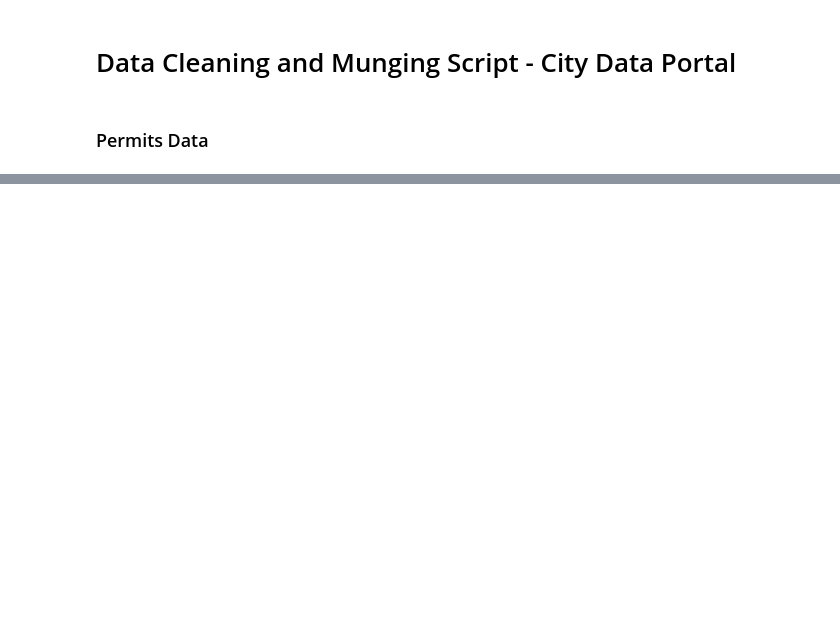
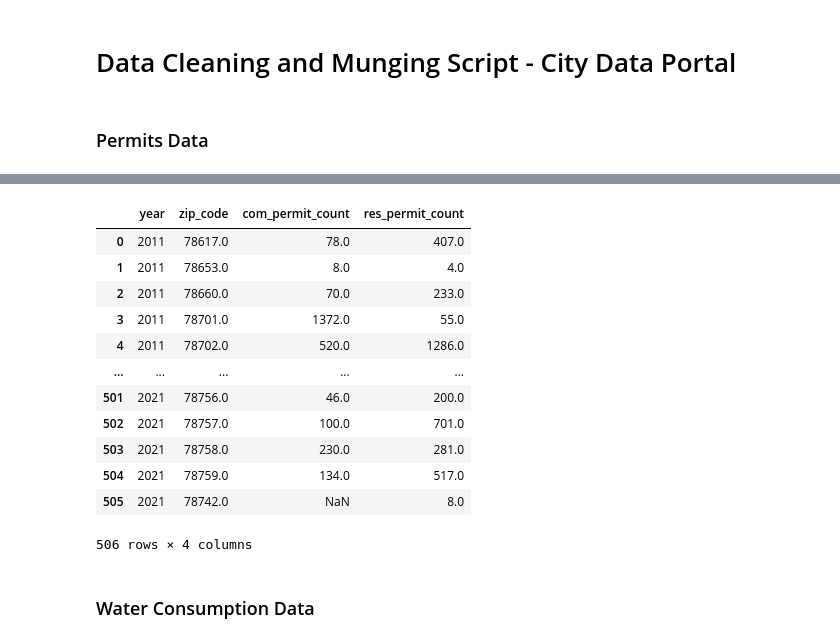
Before and after one commit to catonbrewster1/austin_gentrification, a Jupyter notebook: clean_munge_city.ipynb, the cells around one changed output, grey strips where cells are left out. Saved outputs shown, nothing was run; the diff lists cells and outputs as text; code cells hidden in the pictures; blank space fills up the shorter version.

```diff
--- a/clean_munge_city.ipynb
+++ b/clean_munge_city.ipynb
@@ -80,0 +76,12 @@ permits_year_count
+# %%
+com_permits_year_count = com_permits.groupby(['Calendar Year Issued', 'Original Zip']).size().reset_index()
+com_permits_year_count.rename(columns = {0: "count", 'Original Zip': 'zip_code', 'Calendar Year Issued': 'year'}, inplace = True)
+com_permits_year_count['var_type'] = 'commercial_permit_count'
+# %%
+res_permits_year_count.rename(columns = {'count': 'res_permit_count'}, inplace = True)
+res = res_permits_year_count.drop('var_type', axis = 1)
+# %%
+com_permits_year_count.rename(columns = {'count': 'com_permit_count'}, inplace = True)
+com = com_permits_year_count.drop('var_type', axis = 1)
+# %%
+all_var_df = pd.merge(com, res, on = ('year', 'zip_code'), how = 'outer')
@@ -80,0 +140,18 @@ permits_year_count
+# %%
+all_var_df
+# %% [output]
+|  | year | zip_code | com_permit_count | res_permit_count |
+| 0 | 2011 | 78617.0 | 78.0 | 407.0 |
+| 1 | 2011 | 78653.0 | 8.0 | 4.0 |
+| 2 | 2011 | 78660.0 | 70.0 | 233.0 |
+| 3 | 2011 | 78701.0 | 1372.0 | 55.0 |
+| 4 | 2011 | 78702.0 | 520.0 | 1286.0 |
+| ... | ... | ... | ... | ... |
+| 501 | 2021 | 78756.0 | 46.0 | 200.0 |
+| 502 | 2021 | 78757.0 | 100.0 | 701.0 |
+| 503 | 2021 | 78758.0 | 230.0 | 281.0 |
+| 504 | 2021 | 78759.0 | 134.0 | 517.0 |
+| 505 | 2021 | 78742.0 | NaN | 8.0 |
+506 rows × 4 columns
+# %% [markdown]
+### Water Consumption Data
```
Also changed, not shown: parts of 22 cells of this notebook, 1 other file.
